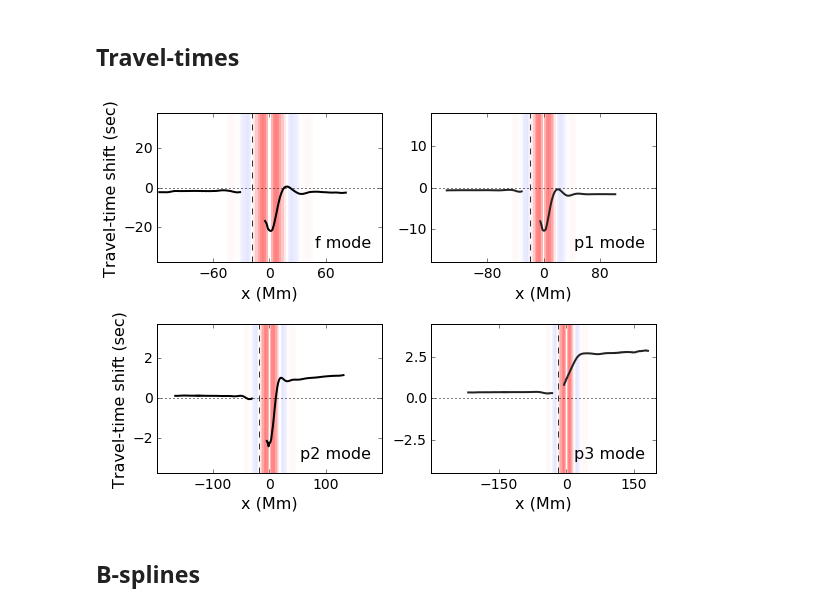
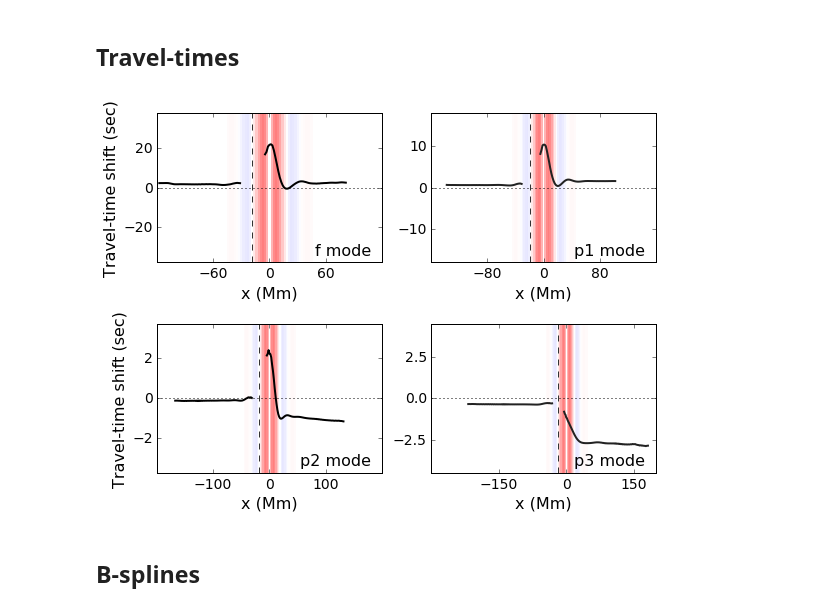
Before and after one commit to jishnub/sparc_flows, a Jupyter notebook: plots_2017_paper.ipynb, the cells around one changed output. Drawn from its saved outputs; the diff is of its cells as text; code cells hidden in the pictures.

Commit message:
new plots for paper

```diff
--- a/plots_2017_paper.ipynb
+++ b/plots_2017_paper.ipynb
@@ -561,15 +614,15 @@ for modeno,mode in enumerate(ridge_filters[:8]):
         skip_pix = 1
         ls = next(linestyles)
         color = next(c)
-        p=ax.plot(xcoords_left[::skip_pix],td[left_pix[::skip_pix],1],
+        p=ax.plot(xcoords_left[::skip_pix],-td[left_pix[::skip_pix],1],
                 color=color,label=labels[color_index],
                 linestyle=ls,linewidth=2,zorder=2)[0]
 
         #~ Points to the right
-        ax.plot(xcoords_right[::skip_pix],td[right_pix[::skip_pix],1],
+        ax.plot(xcoords_right[::skip_pix],-td[right_pix[::skip_pix],1],
         color=p.get_color(),linestyle=ls,linewidth=2,zorder=2)
 
-    ax.text(0.95,0.1,spaced(modes[mode]),fontdict=dict(size=16),
+    ax.text(0.95,0.05,spaced(modes[mode]),fontdict=dict(size=16),
             transform=ax.transAxes,horizontalalignment="right")
     ax.axhline(y=[0],ls='dotted',color='black')
     ax.axvline(x=srcloc,color='#333333',ls='dashed')
@@ -577,34 +630,34 @@ for modeno,mode in enumerate(ridge_filters[:8]):
     ax.xaxis.set_major_locator(ticker.MaxNLocator(4,prune="both"))
     ax.yaxis.set_major_locator(ticker.MaxNLocator(5,prune='both'))
     ax.xaxis.set_tick_params(which='major', labelsize=14)
     ax.yaxis.set_tick_params(which='major', labelsize=14)
     ymin,ymax = ax.get_ylim()
     ax.set_ylim(-max(abs(ymin),abs(ymax))*1.5,max(abs(ymin),abs(ymax))*1.5)
 #     ax.legend(loc="best",fontsize=12,ncol=2)
 
     for span_left,span_right in zip(spanedges[:-1],spanedges[1:]):
         span_color = my_cmap(norm(vx_r_fn((span_left+span_right)/2)))
         ax.axvspan(span_left,span_right,color=span_color,zorder=0)
 
 
 for axno,ax in enumerate(axlist):
     ncols = min(2,len(axlist))
     nrows = int(np.ceil(len(axlist)/ncols))
     ax.change_geometry(nrows,ncols,axno+1)
     ax.set_xlabel("x (Mm)",fontsize=16)
 
 axlist[0].set_ylabel("Travel-time shift (sec)",fontsize=16)
 axlist[2].set_ylabel("Travel-time shift (sec)",fontsize=16)
 
 plt.tight_layout()
 
 #~ Get filename to save to
 
 savepath = os.path.join("plots","f1.eps")
 if not os.path.exists("plots"): os.makedirs("plots")
 plt.savefig(savepath)
 # %% [output]
-[figure, old version]
+[figure, new version]
 # %% [markdown]
 ## B-splines
 # %%
```
Also changed, not shown: parts of 2 cells of this notebook, 2 other files.
